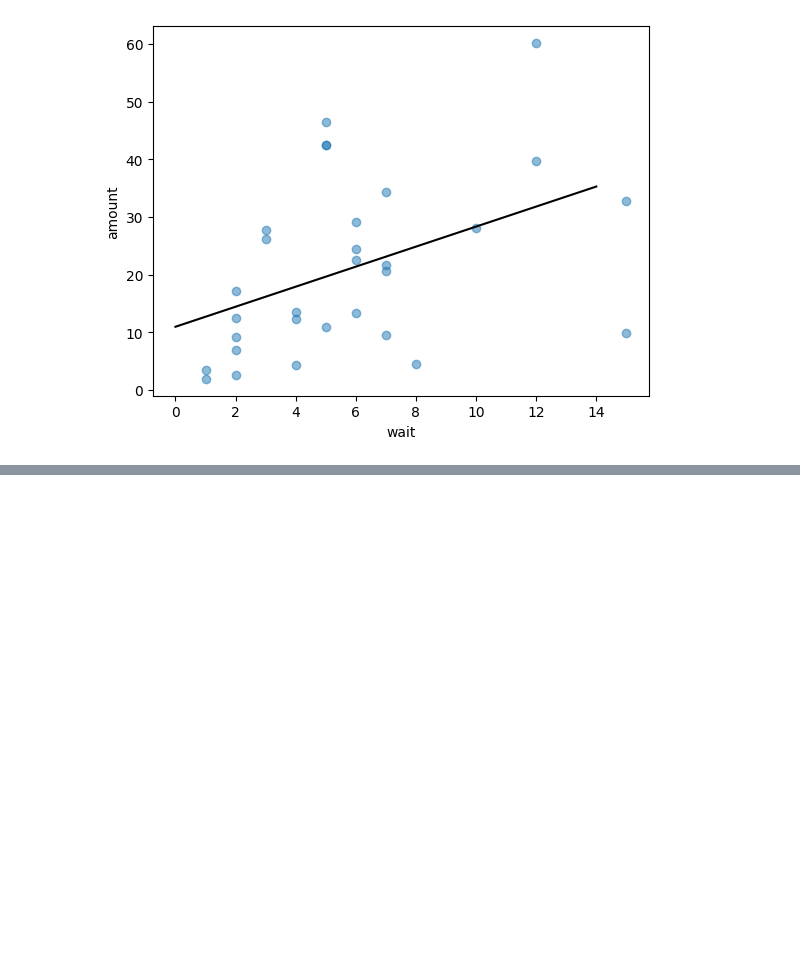
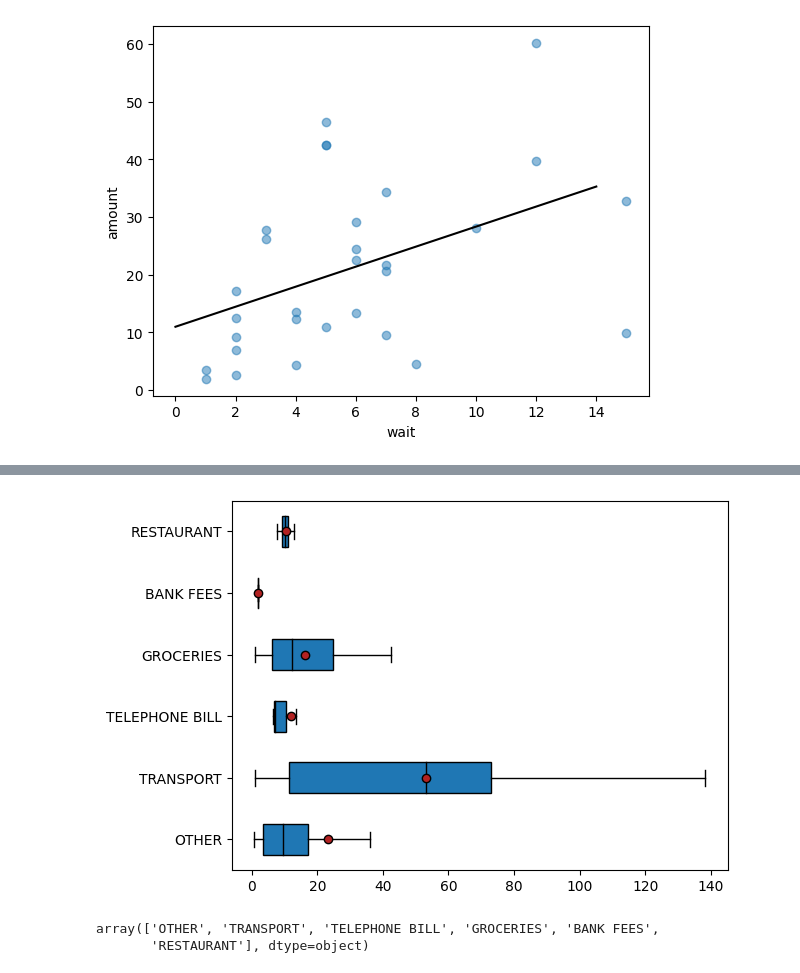
Before and after one commit to jdaguirrec/dataStudy, a Jupyter notebook: perform_an_initial_data_analysis/perform_an_initial_data_analysis.ipynb, the cells around one changed output, grey strips where cells are left out. Saved outputs shown, nothing was run; the diff lists cells and outputs as text; code cells hidden in the pictures; blank space fills up the shorter version.

```diff
--- a/perform_an_initial_data_analysis/perform_an_initial_data_analysis.ipynb
+++ b/perform_an_initial_data_analysis/perform_an_initial_data_analysis.ipynb
@@ -814,0 +819,34 @@ plt.show()
+# %%
+X = "categ" # qualitative
+Y = "amount" # quantitative
+
+# Only expenses are retained
+sub_sample = data[data["amount"] < 0].copy()
+# Expenses are converted to positive amounts
+sub_sample["amount"] = -sub_sample["amount"]
+# Rents are not included because too large:
+sub_sample = sub_sample[sub_sample["categ"] != "RENT"]
+
+categories = sub_sample[X].unique()
+groups = []
+for m in categories:
+    groups.append(sub_sample[sub_sample[X]==m][Y])
+
+# print(groups)
+
+# Graph properties (not very important)
+medianprops = {'color':"black"}
+meanprops = {'marker':'o', 'markeredgecolor':'black',
+            'markerfacecolor':'firebrick'}
+
+plt.boxplot(groups, labels=categories, showfliers=False, medianprops=medianprops,
+            vert=False, patch_artist=True, showmeans=True, meanprops=meanprops)
+plt.show()
+# %% [output]
+[figure, added]
+# %%
+# sub_sample[sub_sample[X]==m][Y]
+sub_sample['categ'].unique()
+# %% [output]
+array(['OTHER', 'TRANSPORT', 'TELEPHONE BILL', 'GROCERIES', 'BANK FEES',
+       'RESTAURANT'], dtype=object)
```
Also changed, not shown: parts of 4 cells of this notebook.
